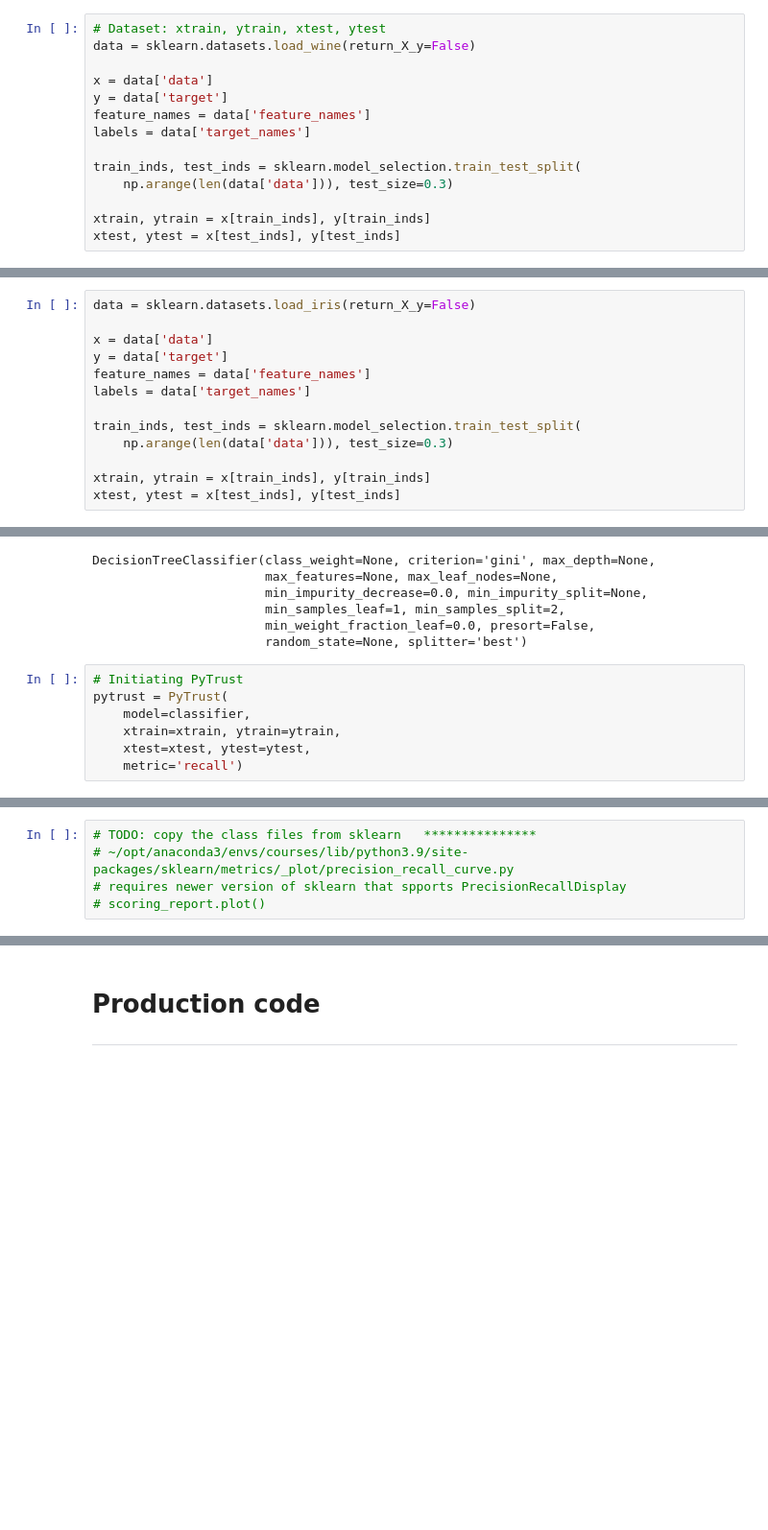
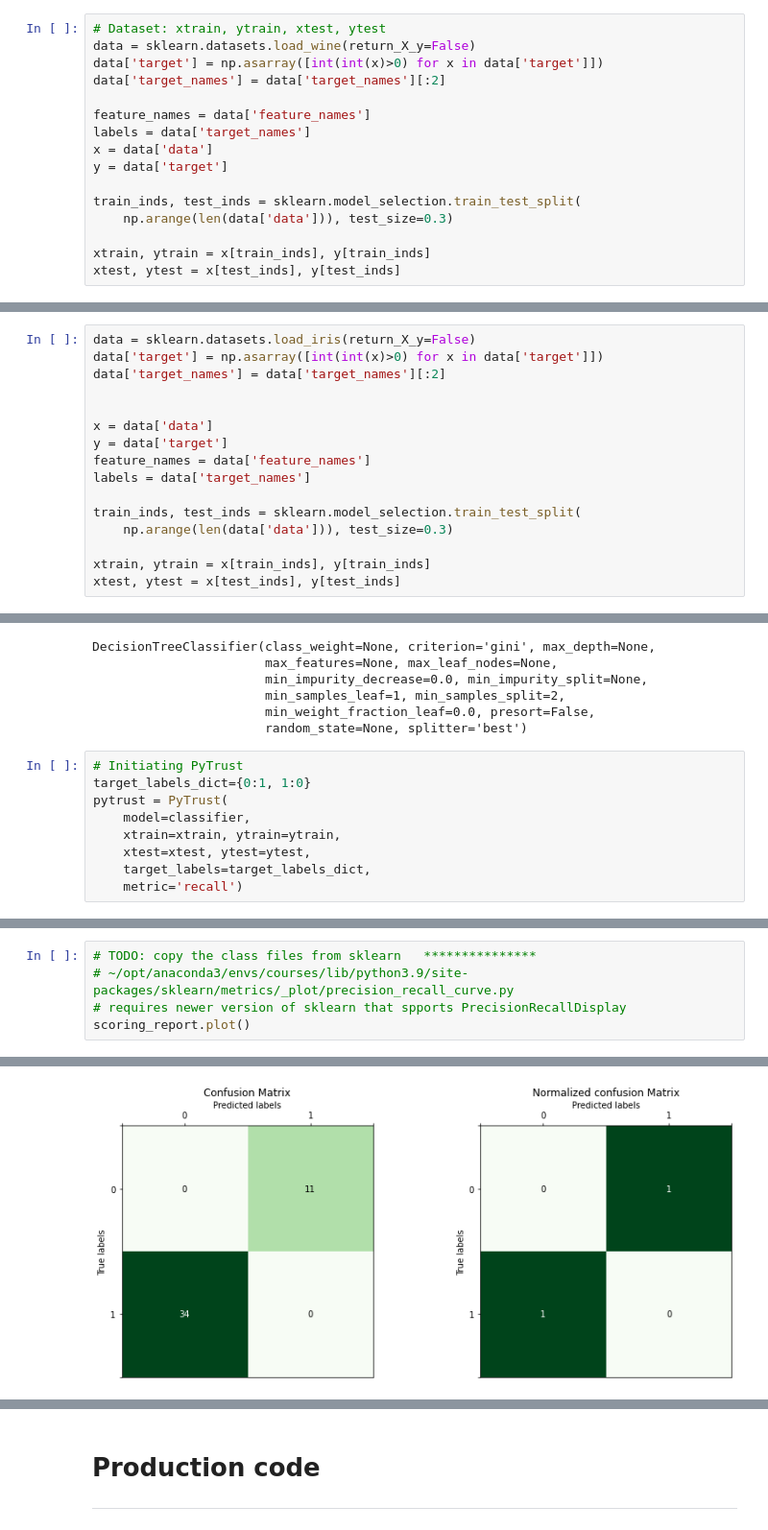
Before and after one commit to adrian-ptrx/metrics, a Jupyter notebook: pytolomaic_test_run.ipynb, the cells around one changed output, grey strips where cells are left out. Shown at 96% size. Cells and saved outputs as stored; diff of their text form; blank space fills up the shorter version.

```diff
--- a/pytolomaic_test_run.ipynb
+++ b/pytolomaic_test_run.ipynb
@@ -224,11 +230,13 @@ pprint(scoring_report.to_dict_meaning(), width=120)
 # %%
 # Dataset: xtrain, ytrain, xtest, ytest
 data = sklearn.datasets.load_wine(return_X_y=False)
+data['target'] = np.asarray([int(int(x)>0) for x in data['target']])
+data['target_names'] = data['target_names'][:2]
 
+feature_names = data['feature_names']
+labels = data['target_names']
 x = data['data']
 y = data['target']
-feature_names = data['feature_names']
-labels = data['target_names']
 
 train_inds, test_inds = sklearn.model_selection.train_test_split(
     np.arange(len(data['data'])), test_size=0.3)
@@ -282,6 +290,9 @@ pprint(scoring_report.to_dict(), width=100)
 #### Iris
 # %%
 data = sklearn.datasets.load_iris(return_X_y=False)
+data['target'] = np.asarray([int(int(x)>0) for x in data['target']])
+data['target_names'] = data['target_names'][:2]
+
 
 x = data['data']
 y = data['target']
@@ -306,8 +317,10 @@ DecisionTreeClassifier(class_weight=None, criterion='gini', max_depth=None,
                        random_state=None, splitter='best')
 # %%
 # Initiating PyTrust
+target_labels_dict={0:1, 1:0}
 pytrust = PyTrust(
     model=classifier,
     xtrain=xtrain, ytrain=ytrain,
     xtest=xtest, ytest=ytest,
+    target_labels=target_labels_dict,
     metric='recall')
@@ -336,4 +387,5 @@ pprint(scoring_report.to_dict(), width=100)
 # TODO: copy the class files from sklearn   ***************
 # ~/opt/anaconda3/envs/courses/lib/python3.9/site-packages/sklearn/metrics/_plot/precision_recall_curve.py
 # requires newer version of sklearn that spports PrecisionRecallDisplay
-# scoring_report.plot()
+scoring_report.plot()
+# %% [output]
@@ -339,0 +395 @@ pprint(scoring_report.to_dict(), width=100)
+[figure, added]
```
Also changed, not shown: parts of 26 cells of this notebook, 5 other files.
